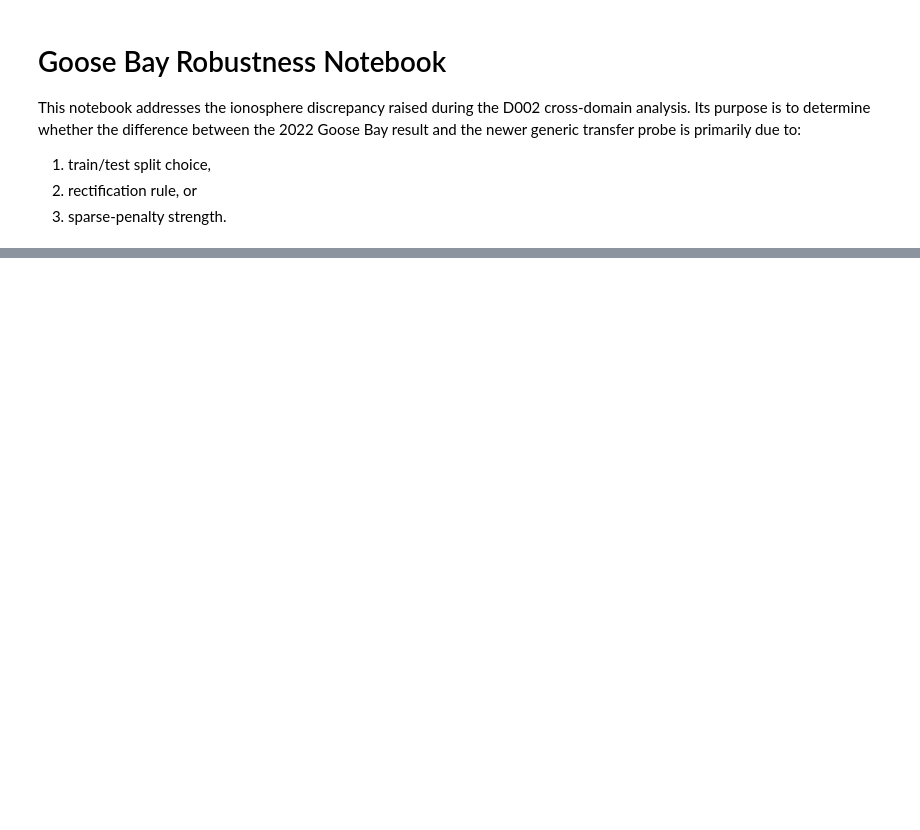
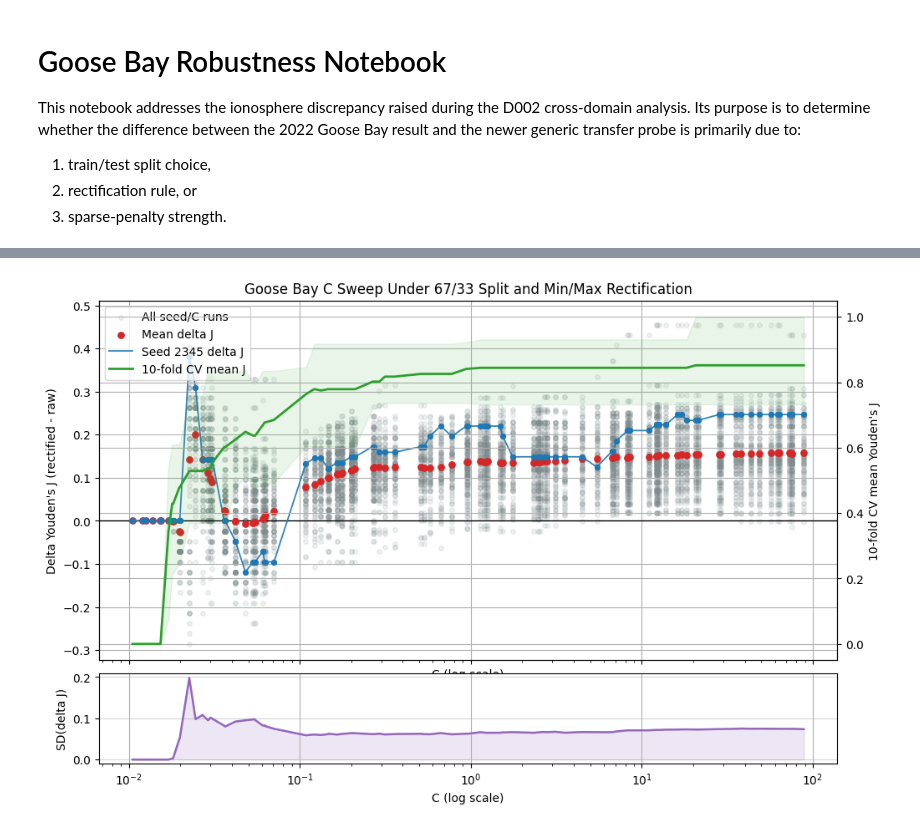
Before and after one commit to jworender/dissertation, a Jupyter notebook: notebooks/goose_bay_robustness.ipynb, the cells around one changed output, grey strips where cells are left out. Drawn from its saved outputs; the diff is of its cells as text; code cells hidden in the pictures; blank space fills up the shorter version.

```diff
--- a/notebooks/goose_bay_robustness.ipynb
+++ b/notebooks/goose_bay_robustness.ipynb
@@ -400,0 +887,95 @@ else:
+# %%
+fig, (ax, ax_std) = plt.subplots(
+    2,
+    1,
+    figsize=(11.4, 7.2),
+    sharex=True,
+    gridspec_kw={"height_ratios": [4, 1], "hspace": 0.06},
+)
+ax.scatter(
+    c_sweep_runs["c_value"],
+    c_sweep_runs["delta_j"],
+    s=16,
+    alpha=0.12,
+    color="#7f8c8d",
+    label="All seed/C runs",
+)
+ax.scatter(
+    c_sweep_summary["c_value"],
+    c_sweep_summary["mean_delta_j"],
+    s=28,
+    color="#d62728",
+    label="Mean delta J",
+    zorder=4,
+)
+seed_2345_c = c_sweep_runs.loc[c_sweep_runs["seed"] == 2345].sort_values("c_value")
+ax.plot(
+    seed_2345_c["c_value"],
+    seed_2345_c["delta_j"],
+    color="#1f77b4",
+    linewidth=1.3,
+    alpha=0.9,
+    label="Seed 2345 delta J",
+    zorder=3,
+)
+ax.scatter(
+    seed_2345_c["c_value"],
+    seed_2345_c["delta_j"],
+    s=18,
+    color="#1f77b4",
+    zorder=4,
+)
+ax.axhline(0.0, color="black", linewidth=1.0)
+ax.set_xscale("log")
+ax.set_xlabel("C (log scale)")
+ax.set_ylabel("Delta Youden's J (rectified - raw)")
+ax.set_title("Goose Bay C Sweep Under 67/33 Split and Min/Max Rectification")
+
+ax_cv = ax.twinx()
+ax_cv.plot(
+    c_sweep_cv_summary["c_value"],
+    c_sweep_cv_summary["cv_mean_j"],
+    color="#2ca02c",
+    linewidth=2.0,
+    label="10-fold CV mean J",
+    zorder=5,
+)
+ax_cv.fill_between(
+    c_sweep_cv_summary["c_value"],
+    c_sweep_cv_summary["cv_p10_j"],
+    c_sweep_cv_summary["cv_p90_j"],
+    color="#2ca02c",
+    alpha=0.10,
+    zorder=2,
+)
+ax_cv.set_xscale("log")
+ax_cv.set_ylabel("10-fold CV mean Youden's J")
+
+handles, labels = ax.get_legend_handles_labels()
+handles_cv, labels_cv = ax_cv.get_legend_handles_labels()
+ax.legend(handles + handles_cv, labels + labels_cv, loc="upper left")
+
+ax_std.plot(
+    c_sweep_summary["c_value"],
+    c_sweep_summary["std_delta_j"],
+    color="#9467bd",
+    linewidth=1.8,
+)
+ax_std.fill_between(
+    c_sweep_summary["c_value"],
+    0.0,
+    c_sweep_summary["std_delta_j"],
+    color="#9467bd",
+    alpha=0.16,
+)
+ax_std.set_xscale("log")
+ax_std.set_ylabel("SD(delta J)")
+ax_std.set_xlabel("C (log scale)")
+ax_std.grid(True, axis="y", alpha=0.5)
+ax.tick_params(axis="x", labelbottom=False)
+out_path = FIGURES_DIR / "goose_bay_c_sweep_scatter.png"
+fig.savefig(out_path, dpi=160, bbox_inches="tight")
+plt.show(block=False)
+print("Saved:", out_path)
+# %% [output]
+[figure, added]
```
Also changed, not shown: parts of 19 cells of this notebook, 26 other files.
